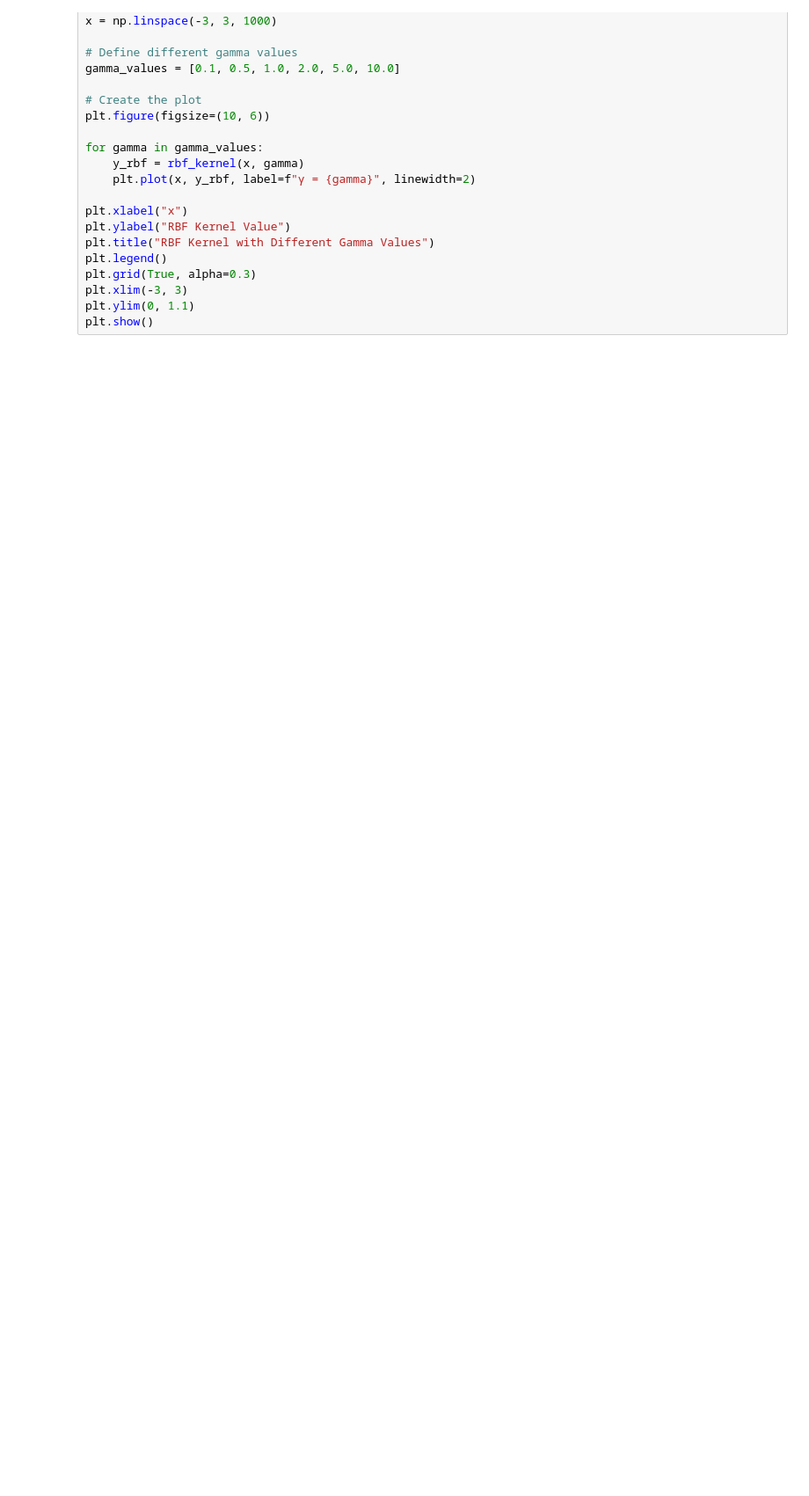
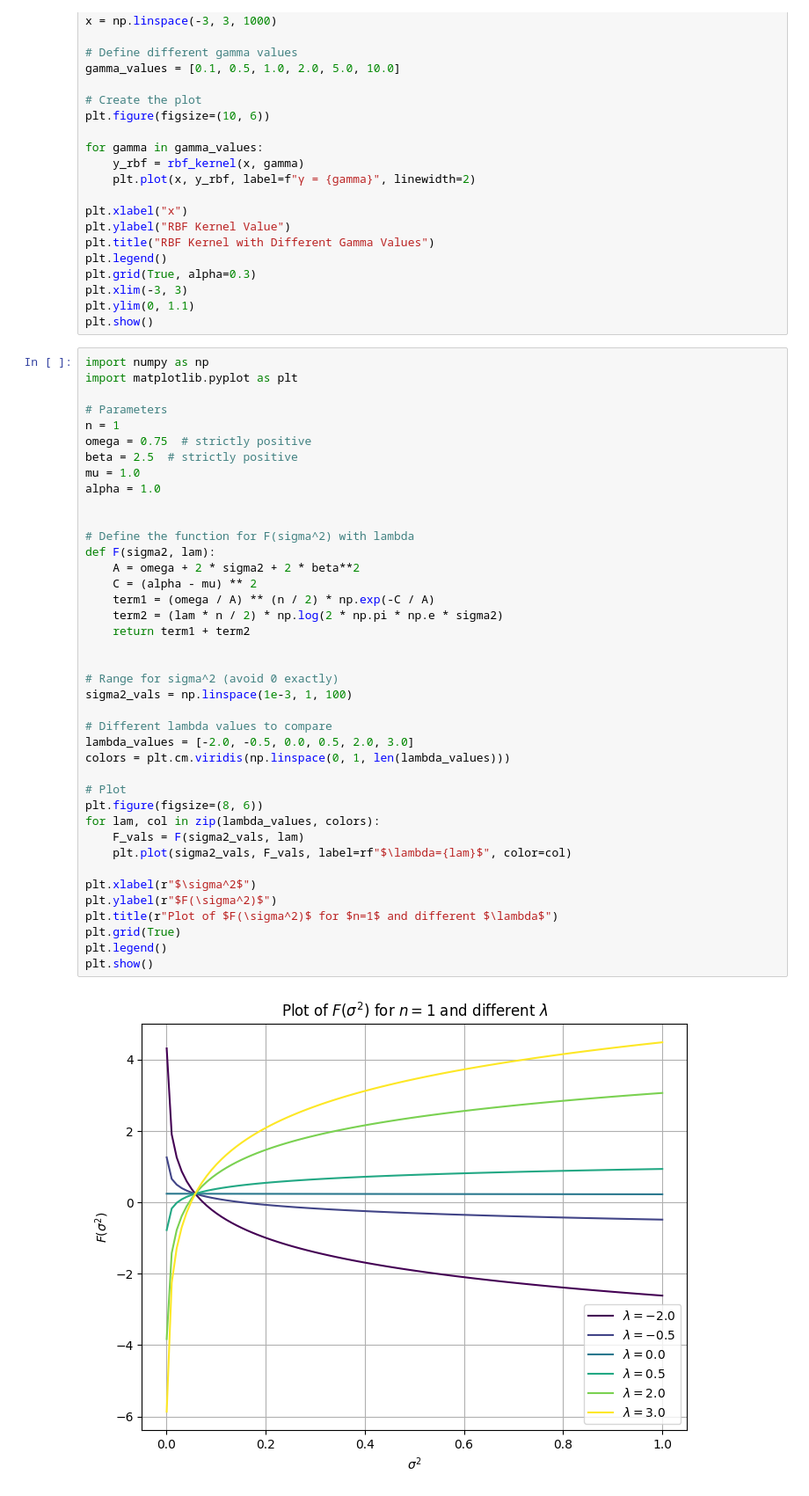
Before and after one commit to gabrielsinger2/nll_to_po, a Jupyter notebook: notebook/exp.ipynb, the cells around one changed output. Shown at 88% size. Drawn from its saved outputs; the diff is of its cells as text; blank space fills up the shorter version.

```diff
--- a/notebook/exp.ipynb
+++ b/notebook/exp.ipynb
@@ -182,3 +182,45 @@ plt.grid(True, alpha=0.3)
 plt.xlim(-3, 3)
 plt.ylim(0, 1.1)
 plt.show()
+# %%
+import numpy as np
+import matplotlib.pyplot as plt
+
+# Parameters
+n = 1
+omega = 0.75  # strictly positive
+beta = 2.5  # strictly positive
+mu = 1.0
+alpha = 1.0
+
+
+# Define the function for F(sigma^2) with lambda
+def F(sigma2, lam):
+    A = omega + 2 * sigma2 + 2 * beta**2
+    C = (alpha - mu) ** 2
+    term1 = (omega / A) ** (n / 2) * np.exp(-C / A)
+    term2 = (lam * n / 2) * np.log(2 * np.pi * np.e * sigma2)
+    return term1 + term2
+
+
+# Range for sigma^2 (avoid 0 exactly)
+sigma2_vals = np.linspace(1e-3, 1, 100)
+
+# Different lambda values to compare
+lambda_values = [-2.0, -0.5, 0.0, 0.5, 2.0, 3.0]
+colors = plt.cm.viridis(np.linspace(0, 1, len(lambda_values)))
+
+# Plot
+plt.figure(figsize=(8, 6))
+for lam, col in zip(lambda_values, colors):
+    F_vals = F(sigma2_vals, lam)
+    plt.plot(sigma2_vals, F_vals, label=rf"$\lambda={lam}$", color=col)
+
+plt.xlabel(r"$\sigma^2$")
+plt.ylabel(r"$F(\sigma^2)$")
+plt.title(r"Plot of $F(\sigma^2)$ for $n=1$ and different $\lambda$")
+plt.grid(True)
+plt.legend()
+plt.show()
+# %% [output]
+[figure, added]
```
Also changed, not shown: parts of 1 cell of this notebook.
